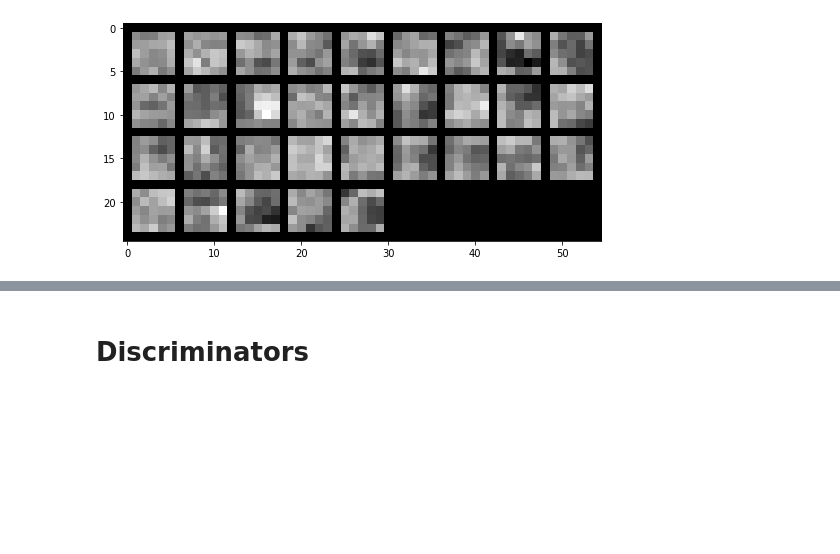
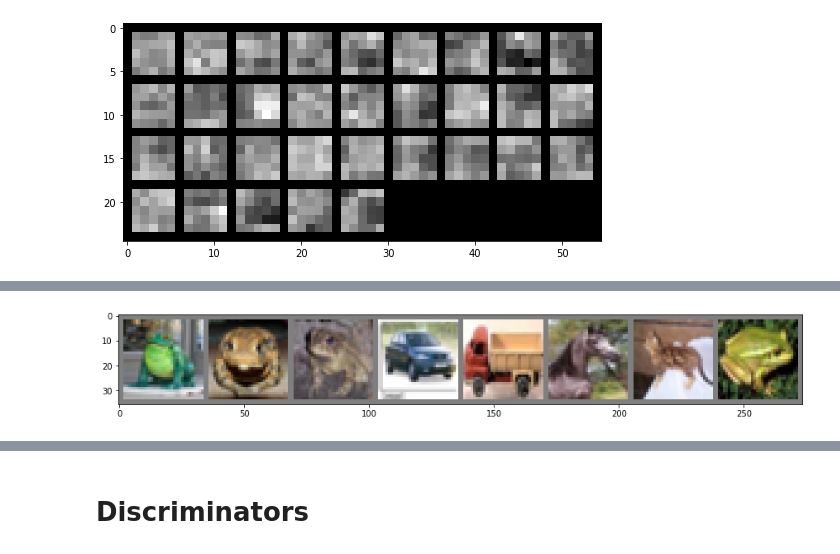
Before and after one commit to realfolkcode/AdversarialRegularization, a Jupyter notebook: filters.ipynb, the cells around one changed output, grey strips where cells are left out. Cells and saved outputs as stored; diff of their text form; code cells hidden in the pictures; blank space fills up the shorter version.

```diff
--- a/filters.ipynb
+++ b/filters.ipynb
@@ -184,0 +212,15 @@ plot_kernels(filters_loader[2], nrow=9)
+# %%
+train_size = 100 / len(train_set)
+test_size = 10 / len(test_set)
+# %%
+train_idx, _ = train_test_split(np.arange(len(train_set)),
+                                train_size=train_size,
+                                shuffle=True,
+                                random_state=42,
+                                stratify=train_set.targets)
+
+_, test_idx = train_test_split(np.arange(len(test_set)),
+                               test_size=test_size,
+                               shuffle=True,
+                               random_state=42,
+                               stratify=test_set.targets)
@@ -184,0 +259,12 @@ plot_kernels(filters_loader[2], nrow=9)
+# %%
+train_set = Subset(train_set, train_idx)
+test_set = Subset(test_set, test_idx)
+# %%
+batch_size = 16
+
+train_loader = torch.utils.data.DataLoader(train_set, batch_size=batch_size, shuffle=True, num_workers=2)
+test_loader = torch.utils.data.DataLoader(test_set, batch_size=batch_size, shuffle=False, num_workers=2)
+# %%
+plot_random_images(train_loader)
+# %% [output]
+[figure, added]
```
Also changed, not shown: parts of 11 cells of this notebook.
